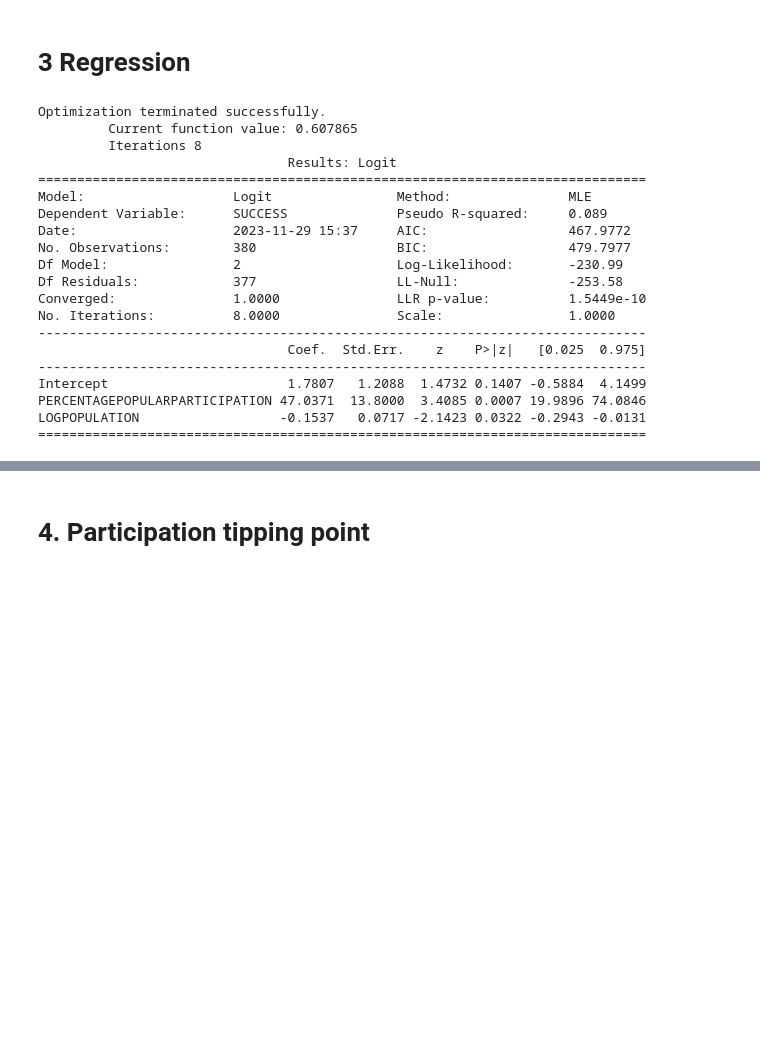
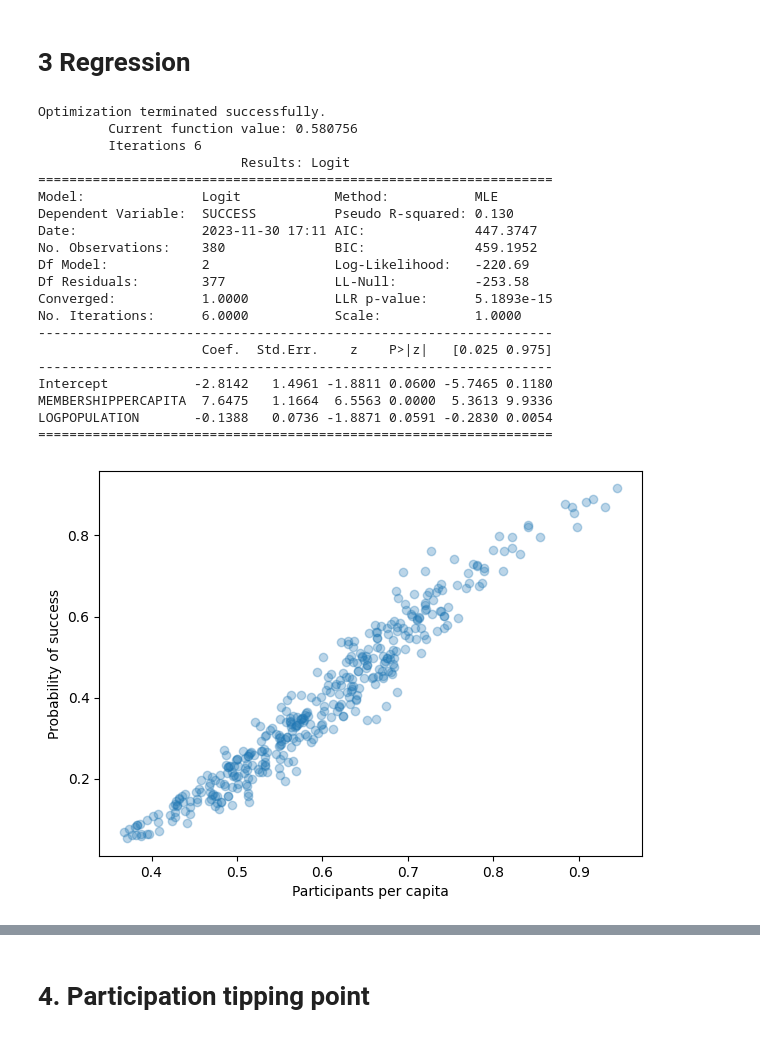
Before and after one commit to nickkatsios/civil-resistance-analysis, a Jupyter notebook: civil_resistance_analysis/analysis.ipynb, the cells around one changed output, grey strips where cells are left out. Saved outputs shown, nothing was run; the diff lists cells and outputs as text; code cells hidden in the pictures; blank space fills up the shorter version.

```diff
--- a/civil_resistance_analysis/analysis.ipynb
+++ b/civil_resistance_analysis/analysis.ipynb
@@ -220,50 +207,63 @@ Name: PERCENTAGEPOPULARPARTICIPATION, dtype: float64
 # %% [markdown]
 # 3 Regression
 # %%
-# Examine the effect of participation on the probability of campaign success.
-# You should run a logistic regression for success on membership per capita,
-#  controlling for the location’s logged population the year the campaign ends.
+# regression
 from statsmodels.formula.api import logit
 
-# filtering
-# drop campaigns with very low participation
-campaigns = campaigns[campaigns['PERCENTAGEPOPULARPARTICIPATION'] > 0.00000035]
+# filter campaigns with very low participation
+campaigns = campaigns[campaigns['PERCENTAGEPOPULARPARTICIPATION'] >= 0.000000035]
+
+# calculate membership per capita = log(participation) / log(population)
 
 # Population calculation
 # PERCENTAGEPOPULARPARTICIPATION is participation/population
 # so Population = PARTICIPATION / PERCENTAGEPOPULARPARTICIPATION
 campaigns['POPULATION'] = campaigns['PARTICIPATION'] / campaigns['PERCENTAGEPOPULARPARTICIPATION']
 
+# calculate logged population
+campaigns['LOGPOPULATION'] = np.log(campaigns['POPULATION'])
+
+# calculate logged participation
+campaigns['LOGPARTICIPATION'] = np.log(campaigns['PARTICIPATION'])
+
+# calculate membership per capita
+campaigns['MEMBERSHIPPERCAPITA'] = campaigns['LOGPARTICIPATION'] / campaigns['LOGPOPULATION']
+
 # get data for regression
-reg_data = campaigns[['SUCCESS', 'PARTICIPATION', 'PERCENTAGEPOPULARPARTICIPATION' , 'POPULATION']]
-
-# compute logged population
-reg_data['LOGPOPULATION'] = np.log(reg_data['POPULATION'])
-
-# compute logged participation
-reg_data['LOGPARTICIPATION'] = np.log(reg_data['PARTICIPATION'])
+reg_data = campaigns[['SUCCESS', 'MEMBERSHIPPERCAPITA', 'LOGPOPULATION']]
 
 # logit model
-model = logit("SUCCESS ~ PERCENTAGEPOPULARPARTICIPATION + LOGPOPULATION", data=reg_data).fit()
+model = logit("SUCCESS ~ MEMBERSHIPPERCAPITA + LOGPOPULATION", data=reg_data).fit()
 print(model.summary2())
+
+x_values = reg_data['MEMBERSHIPPERCAPITA']
+y_values = model.predict(reg_data[['MEMBERSHIPPERCAPITA', 'LOGPOPULATION']])
+
+# plot
+plt.figure(figsize=(7, 5))
+plt.scatter(x_values, y_values, alpha=0.3)
+plt.xlabel('Participants per capita')
+plt.ylabel('Probability of success')
+plt.show()
 # %% [output]
 Optimization terminated successfully.
-         Current function value: 0.607865
-         Iterations 8
-                                Results: Logit
-==============================================================================
-Model:                   Logit                Method:               MLE
-Dependent Variable:      SUCCESS              Pseudo R-squared:     0.089
-Date:                    2023-11-29 15:37     AIC:                  467.9772
-No. Observations:        380                  BIC:                  479.7977
-Df Model:                2                    Log-Likelihood:       -230.99
-Df Residuals:            377                  LL-Null:              -253.58
-Converged:               1.0000               LLR p-value:          1.5449e-10
-No. Iterations:          8.0000               Scale:                1.0000
-------------------------------------------------------------------------------
-                                Coef.  Std.Err.    z    P>|z|   [0.025  0.975]
-------------------------------------------------------------------------------
-Intercept                       1.7807   1.2088  1.4732 0.1407 -0.5884  4.1499
-PERCENTAGEPOPULARPARTICIPATION 47.0371  13.8000  3.4085 0.0007 19.9896 74.0846
-LOGPOPULATION                  -0.1537   0.0717 -2.1423 0.0322 -0.2943 -0.0131
-==============================================================================
+         Current function value: 0.580756
+         Iterations 6
+                          Results: Logit
+==================================================================
+Model:               Logit            Method:           MLE
+Dependent Variable:  SUCCESS          Pseudo R-squared: 0.130
+Date:                2023-11-30 17:11 AIC:              447.3747
+No. Observations:    380              BIC:              459.1952
+Df Model:            2                Log-Likelihood:   -220.69
+Df Residuals:        377              LL-Null:          -253.58
+Converged:           1.0000           LLR p-value:      5.1893e-15
+No. Iterations:      6.0000           Scale:            1.0000
+------------------------------------------------------------------
+                     Coef.  Std.Err.    z    P>|z|   [0.025 0.975]
+------------------------------------------------------------------
+Intercept           -2.8142   1.4961 -1.8811 0.0600 -5.7465 0.1180
+MEMBERSHIPPERCAPITA  7.6475   1.1664  6.5563 0.0000  5.3613 9.9336
+LOGPOPULATION       -0.1388   0.0736 -1.8871 0.0591 -0.2830 0.0054
+==================================================================
+[figure, added]
```
Also changed, not shown: parts of 8 cells of this notebook.
